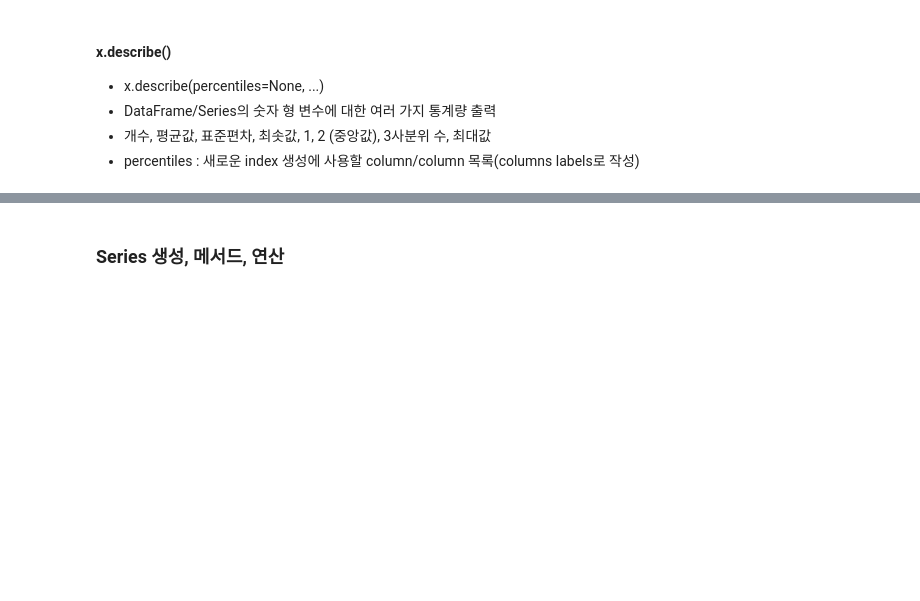
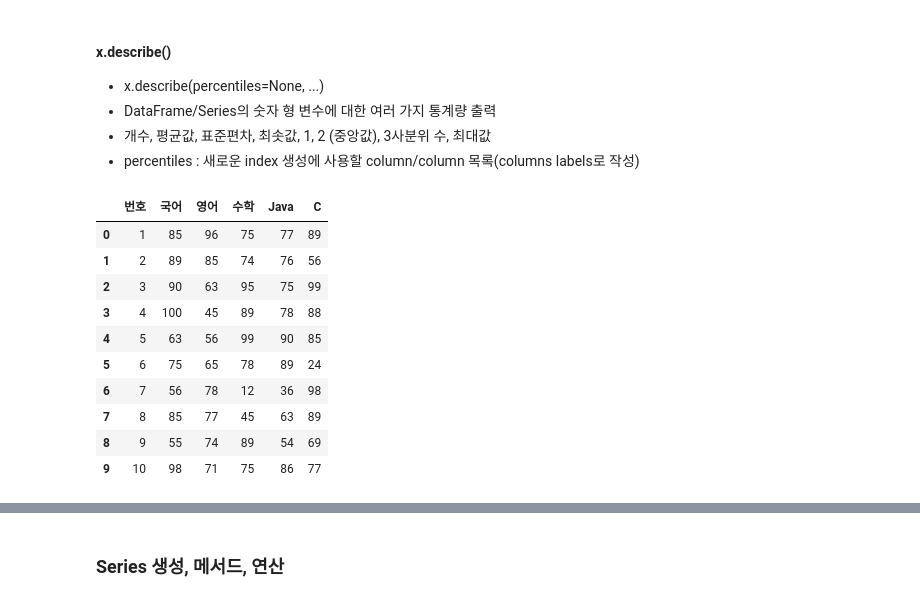
Before and after one commit to PolkaDot31361/mk_python, a Jupyter notebook: 3_Pandas_student2.ipynb, the cells around one changed output, grey strips where cells are left out. Drawn from its saved outputs; the diff is of its cells as text; code cells hidden in the pictures; blank space fills up the shorter version.

```diff
--- a/3_Pandas_student2.ipynb
+++ b/3_Pandas_student2.ipynb
@@ -37,3 +134,20 @@ import numpy as np
 - DataFrame/Series의 숫자 형 변수에 대한 여러 가지 통계량 출력
 - 개수, 평균값, 표준편차, 최솟값, 1, 2 (중앙값), 3사분위 수, 최대값
 - percentiles : 새로운 index 생성에 사용할 column/column 목록(columns labels로 작성)
+# %%
+col_name = ['학번', '국어', '영어', '수학', 'Java', 'C']
+# %%
+score = pd.read_csv("./files/data/score.csv", names=col_name)
+score
+# %% [output]
+|  | 번호 | 국어 | 영어 | 수학 | Java | C |
+| 0 | 1 | 85 | 96 | 75 | 77 | 89 |
+| 1 | 2 | 89 | 85 | 74 | 76 | 56 |
+| 2 | 3 | 90 | 63 | 95 | 75 | 99 |
+| 3 | 4 | 100 | 45 | 89 | 78 | 88 |
+| 4 | 5 | 63 | 56 | 99 | 90 | 85 |
+| 5 | 6 | 75 | 65 | 78 | 89 | 24 |
+| 6 | 7 | 56 | 78 | 12 | 36 | 98 |
+| 7 | 8 | 85 | 77 | 45 | 63 | 89 |
+| 8 | 9 | 55 | 74 | 89 | 54 | 69 |
+| 9 | 10 | 98 | 71 | 75 | 86 | 77 |
```
Also changed, not shown: parts of 58 cells of this notebook, 4 other files.
